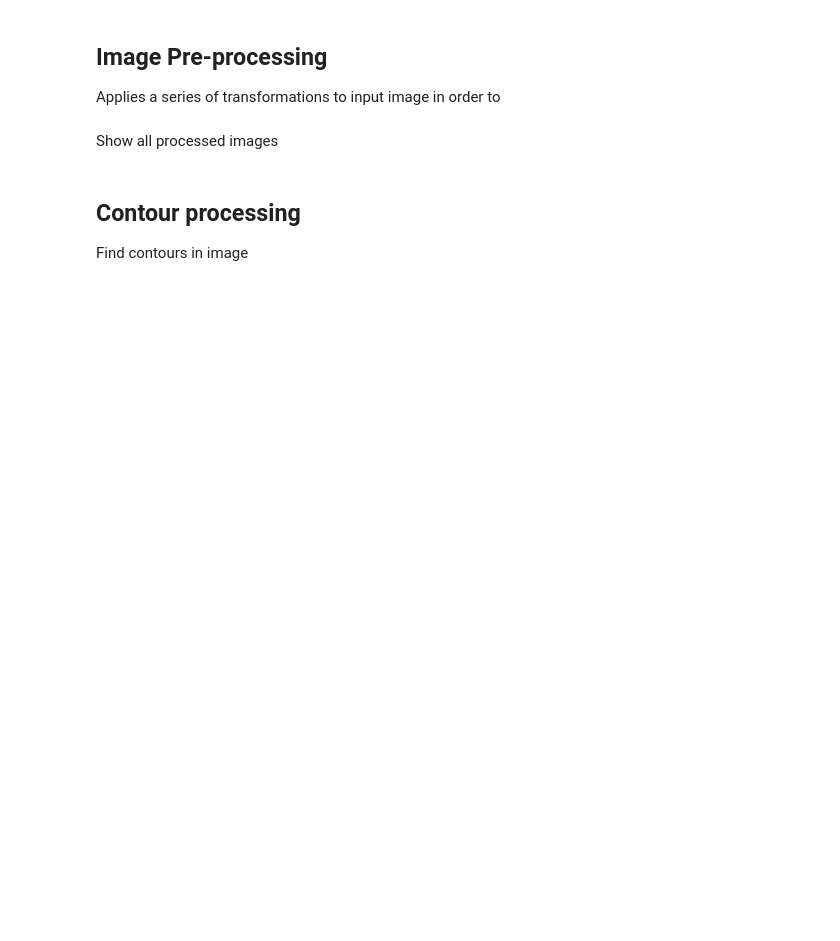
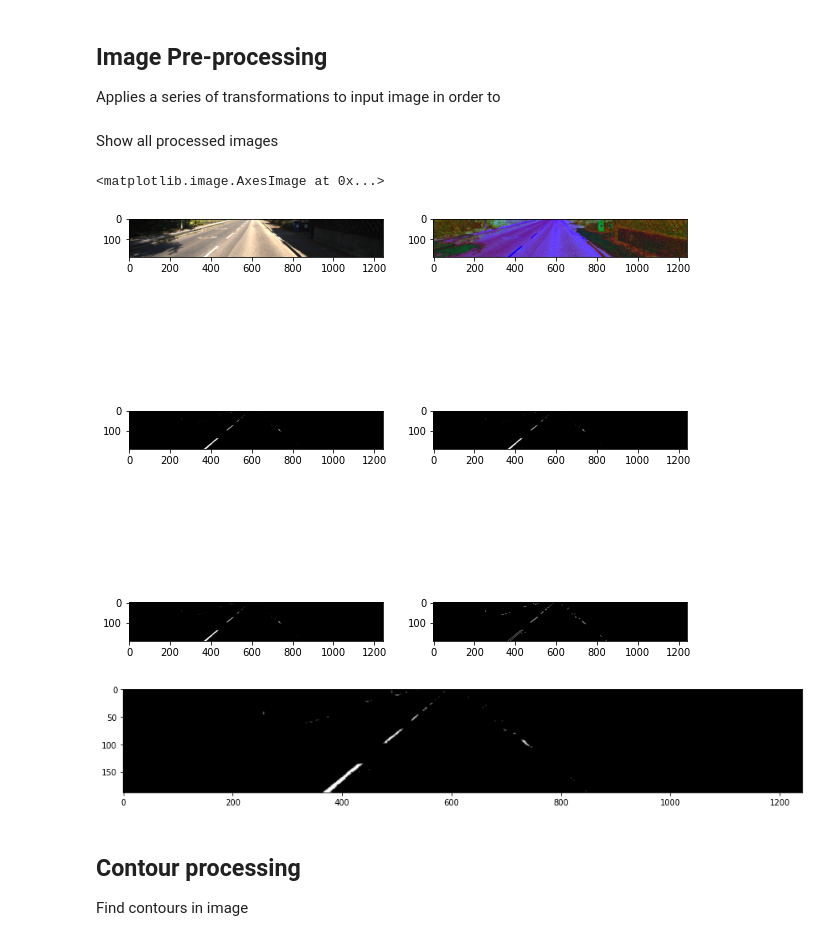
Before and after one commit to ThiagoVicentini/lane_detection, a Jupyter notebook: notebook.ipynb, the cells around one changed output. Saved outputs shown, nothing was run; the diff lists cells and outputs as text; code cells hidden in the pictures; blank space fills up the shorter version.

```diff
--- a/notebook.ipynb
+++ b/notebook.ipynb
@@ -31,15 +33,17 @@ image_height = image.shape[0]
 cropped_image = image[image_height // 2: image_height, :, :]
 hsv_image = cv2.cvtColor(cropped_image, cv2.COLOR_BGR2HSV)
 # %%
-# Apply mask listed in mask_notebook.json
 masked_images = []
-with open("mask_notebook.json") as masks_file:
+with open("mask.json") as masks_file:
+    # Load masks dictionary
     masks = json.load(masks_file)
     for mask in masks:
+        # Apply each mask individually
         min_range = np.array(mask["min"])
         max_range = np.array(mask["max"])
-        masked_images.append(cv2.inRange(image, min_range, max_range))
+        masked_images.append(cv2.inRange(hsv_image, min_range, max_range))
 
-    masked_image = np.sum(masked_images, axis=0) / len(masked_images)
-    masked_image[masked_image != 0] = 255
-    masked_image = np.uint8(masked_image)
+# Merge all masks into a single one
+masked_image = np.sum(masked_images, axis=0) / len(masked_images)
+masked_image[masked_image != 0] = 255
+masked_image = np.uint8(masked_image)
@@ -67,3 +58,17 @@ cv2.destroyAllWindows()
+# %%
+f, axarr = plt.subplots(3, 2, figsize=(10, 10))
+axarr[0, 0].imshow(cropped_image)
+axarr[0, 1].imshow(hsv_image)
+axarr[1, 0].imshow(masked_image, cmap="gray")
+axarr[1, 1].imshow(blurred_image, cmap="gray")
+axarr[2, 0].imshow(closed_masked_image, cmap="gray")
+axarr[2, 1].imshow(canny_image, cmap="gray")
+plt.figure(figsize=(15, 15))
+plt.imshow(edged_image, cmap="gray")
+# %% [output]
+<matplotlib.image.AxesImage at 0x...>
+[figure, added]
+[figure, added]
 # %% [markdown]
 ## Contour processing
 
```
Also changed, not shown: parts of 13 cells of this notebook, 1 other file.
